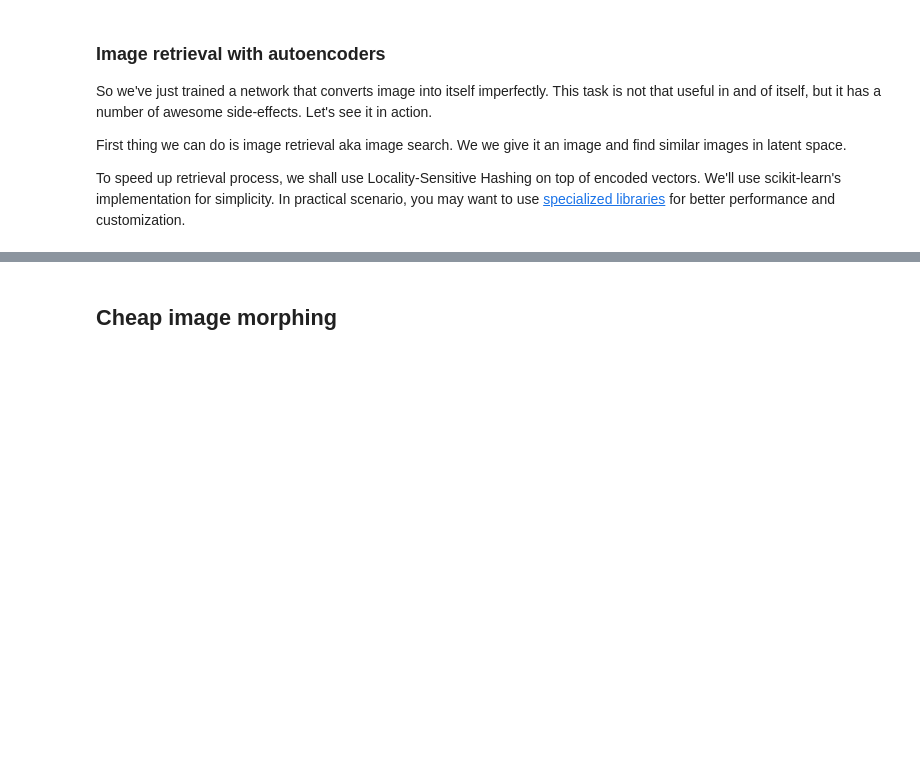
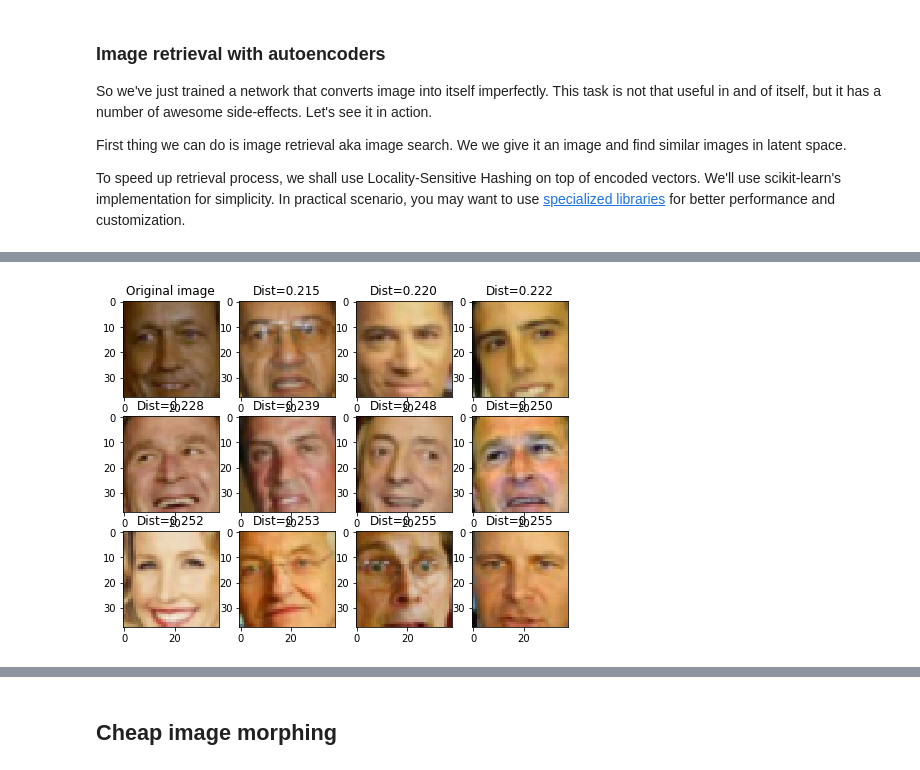
Before and after one commit to Radi4/DL_colab, a Jupyter notebook: homework03_part2_autoencoders_basic.ipynb, the cells around one changed output, grey strips where cells are left out. Cells and saved outputs as stored; diff of their text form; code cells hidden in the pictures; blank space fills up the shorter version.

```diff
--- a/homework03_part2_autoencoders_basic.ipynb
+++ b/homework03_part2_autoencoders_basic.ipynb
@@ -571,5 +547,7 @@ show_similar(X_test_tensor[2])
 # %%
 #ethnicity
-show_similar(X_test_tensor[500])
+show_similar(aenc_deep, X_test_tensor[500])
+# %% [output]
+[figure, added]
 # %%
 #glasses
```
Also changed, not shown: parts of 14 cells of this notebook.
